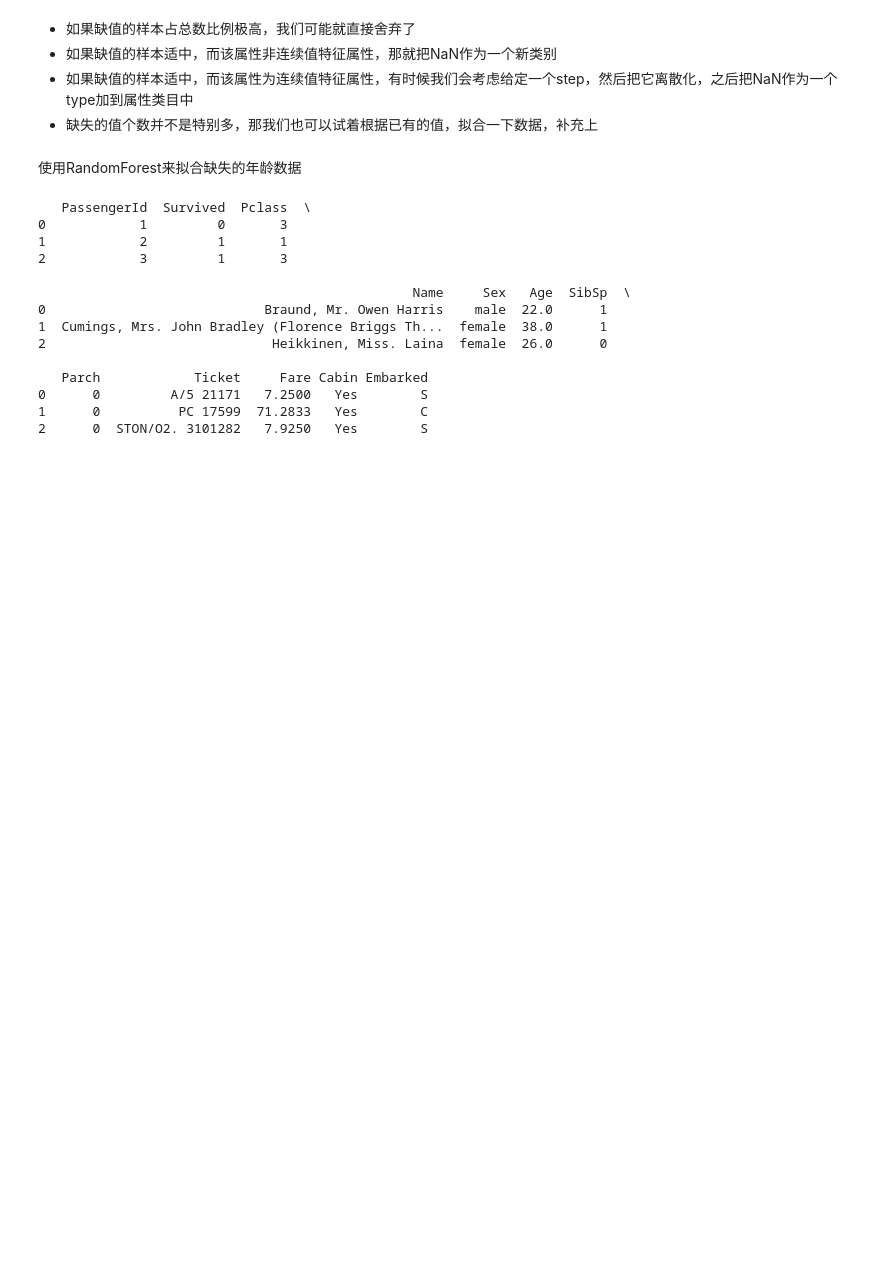
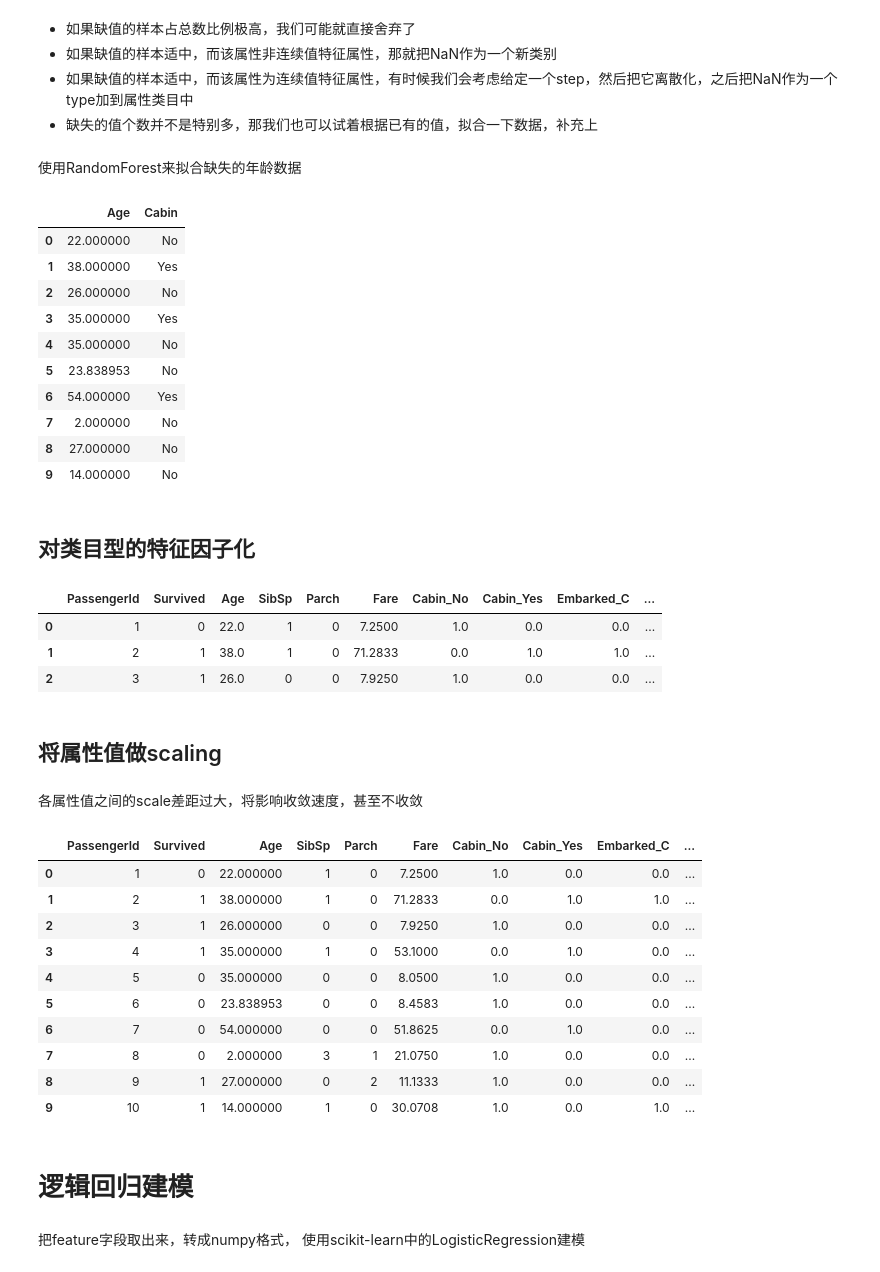
Before and after one commit to futheads/Python-study, a Jupyter notebook: MLexamples/Titanic/Titanic.ipynb, the cells around one changed output. Drawn from its saved outputs; the diff is of its cells as text; code cells hidden in the pictures; blank space fills up the shorter version.

```diff
--- a/MLexamples/Titanic/Titanic.ipynb
+++ b/MLexamples/Titanic/Titanic.ipynb
@@ -315,6 +289,8 @@ def set_missing_ages(df):
     predictedAges = rfr.predict(unknown_age[:, 1::])
 
     # 用得到的预测结果填补原缺失数据
+    df.loc[(df.Age.isnull()), "Age"] = predictedAges
+
     return df, rfr
 
 def  set_Cabin_type(df):
@@ -324,19 +300,64 @@ def  set_Cabin_type(df):
 
 data_train, rfr = set_missing_ages(data_train)
 data_train = set_Cabin_type(data_train)
-print(data_train[:3])
+data_train[["Age", "Cabin"]].iloc[:10]
 # %% [output]
-   PassengerId  Survived  Pclass  \
-0            1         0       3
-1            2         1       1
-2            3         1       3
-
-                                                Name     Sex   Age  SibSp  \
-0                            Braund, Mr. Owen Harris    male  22.0      1
-1  Cumings, Mrs. John Bradley (Florence Briggs Th...  female  38.0      1
-2                             Heikkinen, Miss. Laina  female  26.0      0
-
-   Parch            Ticket     Fare Cabin Embarked
-0      0         A/5 21171   7.2500   Yes        S
-1      0          PC 17599  71.2833   Yes        C
-2      0  STON/O2. 3101282   7.9250   Yes        S
+|  | Age | Cabin |
+| 0 | 22.000000 | No |
+| 1 | 38.000000 | Yes |
+| 2 | 26.000000 | No |
+| 3 | 35.000000 | Yes |
+| 4 | 35.000000 | No |
+| 5 | 23.838953 | No |
+| 6 | 54.000000 | Yes |
+| 7 | 2.000000 | No |
+| 8 | 27.000000 | No |
+| 9 | 14.000000 | No |
+# %% [markdown]
+## 对类目型的特征因子化
+# %%
+dummies_Cabin = pd.get_dummies(data_train["Cabin"], prefix="Cabin")
+dummies_Embarked = pd.get_dummies(data_train["Embarked"], prefix="Embarked")
+dummies_Sex = pd.get_dummies(data_train["Sex"], prefix="Sex")
+dummies_Pclass = pd.get_dummies(data_train["Pclass"], prefix="Pclass")
+
+df = pd.concat([data_train, dummies_Cabin, dummies_Embarked, dummies_Sex, dummies_Pclass], axis=1)
+
+df.drop(["Pclass", "Cabin", "Embarked", "Sex", "Name", "Ticket"], axis=1, inplace=True)
+df.iloc[:3]
+# %% [output]
+|  | PassengerId | Survived | Age | SibSp | Parch | Fare | Cabin_No | Cabin_Yes | Embarked_C | ... |
+| 0 | 1 | 0 | 22.0 | 1 | 0 | 7.2500 | 1.0 | 0.0 | 0.0 | ... |
+| 1 | 2 | 1 | 38.0 | 1 | 0 | 71.2833 | 0.0 | 1.0 | 1.0 | ... |
+| 2 | 3 | 1 | 26.0 | 0 | 0 | 7.9250 | 1.0 | 0.0 | 0.0 | ... |
+# %% [markdown]
+## 将属性值做scaling
+# %% [markdown]
+各属性值之间的scale差距过大，将影响收敛速度，甚至不收敛
+# %%
+import sklearn.preprocessing as preprocessing
+
+scaler = preprocessing.StandardScaler()
+age_scale_param = scaler.fit(df["Age"].reshape(-1, 1))
+df["Age_scaled"] = scaler.fit_transform(df["Age"].reshape(-1, 1), age_scale_param)
+
+fare_scale_param = scaler.fit(df["Fare"].reshape(-1, 1))
+df["Fare_scaled"] = scaler.fit_transform(df["Fare"].reshape(-1, 1), fare_scale_param)
+
+df[0:10]
+# %% [output]
+|  | PassengerId | Survived | Age | SibSp | Parch | Fare | Cabin_No | Cabin_Yes | Embarked_C | ... |
+| 0 | 1 | 0 | 22.000000 | 1 | 0 | 7.2500 | 1.0 | 0.0 | 0.0 | ... |
+| 1 | 2 | 1 | 38.000000 | 1 | 0 | 71.2833 | 0.0 | 1.0 | 1.0 | ... |
+| 2 | 3 | 1 | 26.000000 | 0 | 0 | 7.9250 | 1.0 | 0.0 | 0.0 | ... |
+| 3 | 4 | 1 | 35.000000 | 1 | 0 | 53.1000 | 0.0 | 1.0 | 0.0 | ... |
+| 4 | 5 | 0 | 35.000000 | 0 | 0 | 8.0500 | 1.0 | 0.0 | 0.0 | ... |
+| 5 | 6 | 0 | 23.838953 | 0 | 0 | 8.4583 | 1.0 | 0.0 | 0.0 | ... |
+| 6 | 7 | 0 | 54.000000 | 0 | 0 | 51.8625 | 0.0 | 1.0 | 0.0 | ... |
+| 7 | 8 | 0 | 2.000000 | 3 | 1 | 21.0750 | 1.0 | 0.0 | 0.0 | ... |
+| 8 | 9 | 1 | 27.000000 | 0 | 2 | 11.1333 | 1.0 | 0.0 | 0.0 | ... |
+| 9 | 10 | 1 | 14.000000 | 1 | 0 | 30.0708 | 1.0 | 0.0 | 1.0 | ... |
+# %% [markdown]
+# 逻辑回归建模
+# %% [markdown]
+把feature字段取出来，转成numpy格式， 使用scikit-learn中的LogisticRegression建模
```
Also changed, not shown: parts of 21 cells of this notebook.
